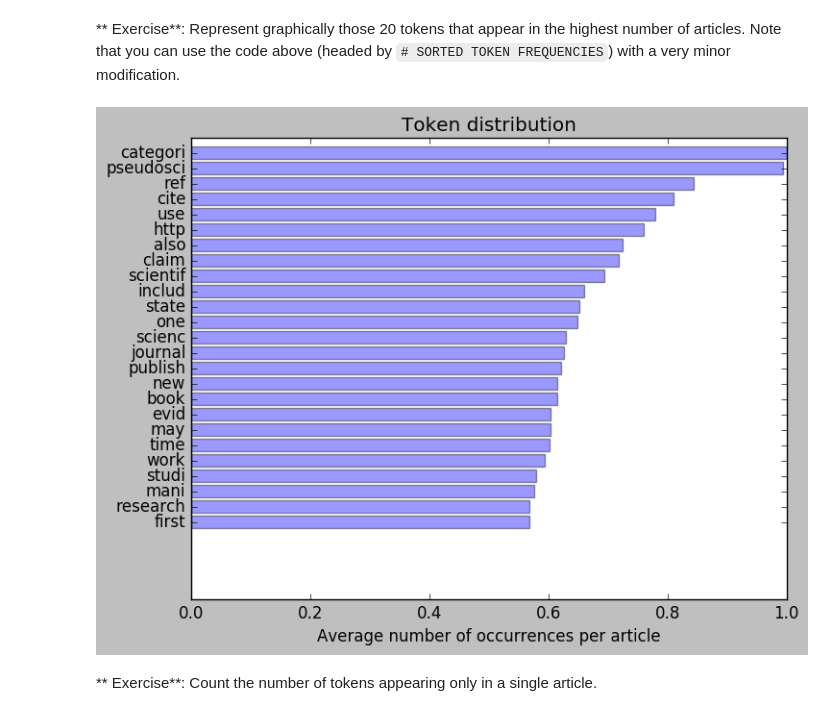
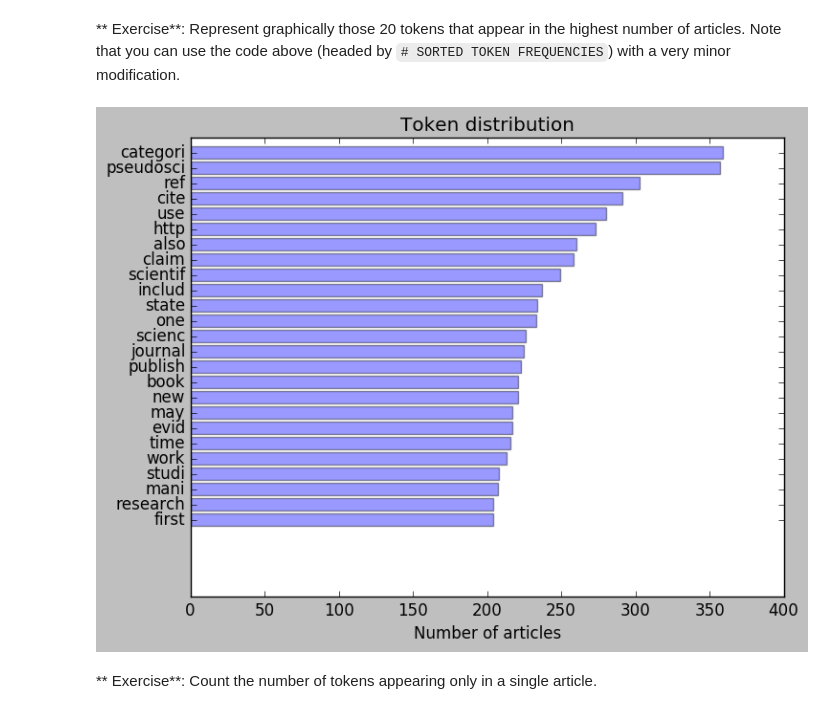
Before and after one commit to ML4DS/ML4all, a Jupyter notebook: TM1.IntrodNLP/notebooks/TM1_NLP.ipynb, the cells around one changed output. Cells and saved outputs as stored; diff of their text form; code cells hidden in the pictures.

```diff
--- a/TM1.IntrodNLP/notebooks/TM1_NLP.ipynb
+++ b/TM1.IntrodNLP/notebooks/TM1_NLP.ipynb
@@ -467,30 +470,30 @@ There are 15650 cold tokens, which represent 46.5330637488% of the total number
 # %%
 # scode: <WRITE YOUR CODE HERE>
 
 # SORTED TOKEN FREQUENCIES (I):
 # Count the number of occurrences of each token.
 token_count2 = np.zeros(n_tokens)
 for x in corpus_bow_flat:
     token_count2[x[0]] += (x[1]>0)
 
 # Sort by decreasing number of occurences
 ids_sorted2 = np.argsort(- token_count2)
 tf_sorted2 = token_count2[ids_sorted2]
 
 # SORTED TOKEN FREQUENCIES (II):
 # Example data
 n_bins = 25
 hot_tokens2 = [D[i] for i in ids_sorted2[n_bins-1::-1]]
 y_pos2 = np.arange(len(hot_tokens2))
-z2 = tf_sorted2[n_bins-1::-1]/n_art
+z2 = tf_sorted2[n_bins-1::-1]
 
 plt.barh(y_pos2, z2, align='center', alpha=0.4)
 plt.yticks(y_pos2, hot_tokens2)
-plt.xlabel('Average number of occurrences per article')
+plt.xlabel('Number of articles')
 plt.title('Token distribution')
 plt.show()
 # %% [output]
-[figure, old version]
+[figure, new version]
 # %% [markdown]
 ** Exercise**: Count the number of tokens appearing only in a single article.
 # %%
```
Also changed, not shown: parts of 5 cells of this notebook, 7 other files.
